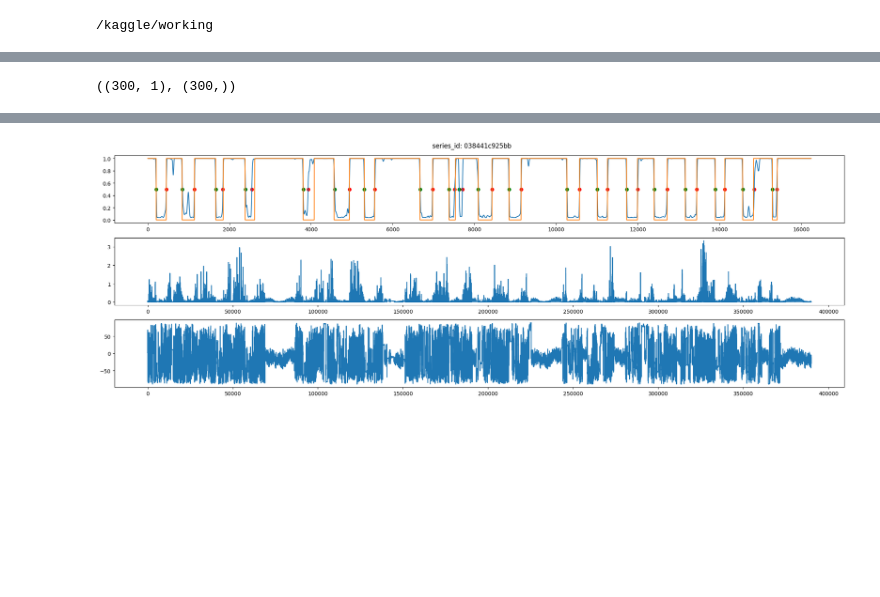
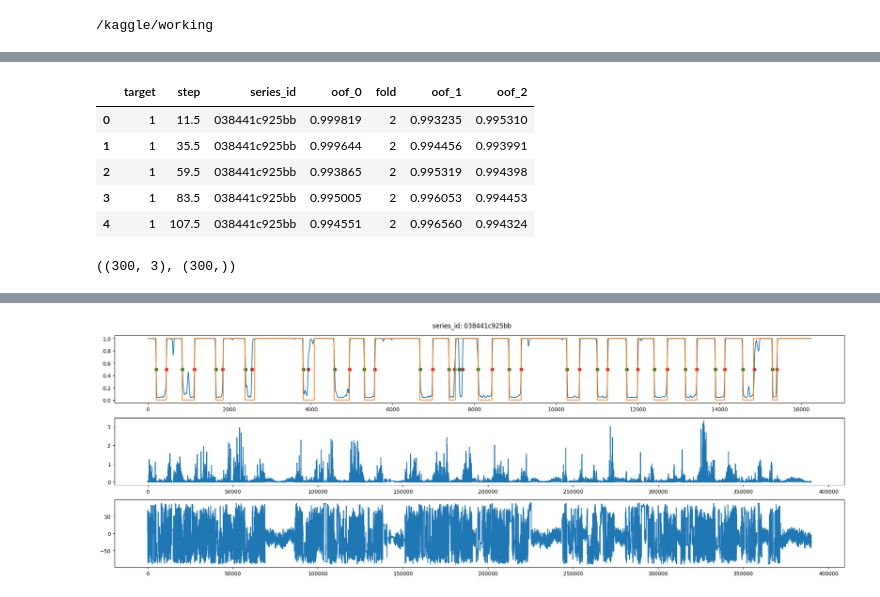
Before and after one commit to penguin-prg/child-mind-institute-detect-sleep-states, a Jupyter notebook: model/xgboost/step_classifier/1dcnn.ipynb, the cells around one changed output, grey strips where cells are left out. Cells and saved outputs as stored; diff of their text form; code cells hidden in the pictures; blank space fills up the shorter version.

```diff
--- a/model/xgboost/step_classifier/1dcnn.ipynb
+++ b/model/xgboost/step_classifier/1dcnn.ipynb
@@ -191,13 +192,29 @@ class MetaCNNModule(pl.LightningModule):
             v = metrics[name](y_hat, y)
             print(f"{name}={v:.4f}", end=", ")
         print()
+# %%
+dfs = []
+for exp_id in CFG["dataset"]["oof_exp_ids"]:
+    df = pd.read_csv(f"/kaggle/output/{exp_id}/oof.csv")
+    df["oof"] = df["raw_oof"].fillna(1)
+    df = df[["target", "step", "series_id", "oof", "fold"]]
+    dfs.append(df)
+
+train = dfs[0]
+train.rename(columns={"oof": "oof_0"}, inplace=True)
+for i, df in enumerate(dfs[1:]):
+    df.rename(columns={"oof": f"oof_{i + 1}"}, inplace=True)
+    train = train.merge(df[["series_id", f"oof_{i + 1}", "step"]], on=["series_id", "step"], how="left")
+train.head()
+# %% [output]
+|  | target | step | series_id | oof_0 | fold | oof_1 | oof_2 |
+| 0 | 1 | 11.5 | 038441c925bb | 0.999819 | 2 | 0.993235 | 0.995310 |
+| 1 | 1 | 35.5 | 038441c925bb | 0.999644 | 2 | 0.994456 | 0.993991 |
+| 2 | 1 | 59.5 | 038441c925bb | 0.993865 | 2 | 0.995319 | 0.994398 |
+| 3 | 1 | 83.5 | 038441c925bb | 0.995005 | 2 | 0.996053 | 0.994453 |
+| 4 | 1 | 107.5 | 038441c925bb | 0.994551 | 2 | 0.996560 | 0.994324 |
 # %%
 SEQ_LEN = 300
-
-train = pd.read_csv(CFG["dataset"]["oof_path"])
-train["oof"] = train["raw_oof"].fillna(1)
-train = train[["target", "step", "series_id", "oof", "fold"]]
-train.head()
 
 # SEQ_LEN ごとに分割
 dfs = []
@@ -217,7 +234,7 @@ dataset_oof = ZzzMetaDataset(dfs, 'train')
 feats, targets = dataset_oof[0]
 feats.shape, targets.shape
 # %% [output]
-((300, 1), (300,))
+((300, 3), (300,))
 # %%
 !rm -r logs
 # %%
```
Also changed, not shown: parts of 5 cells of this notebook.
